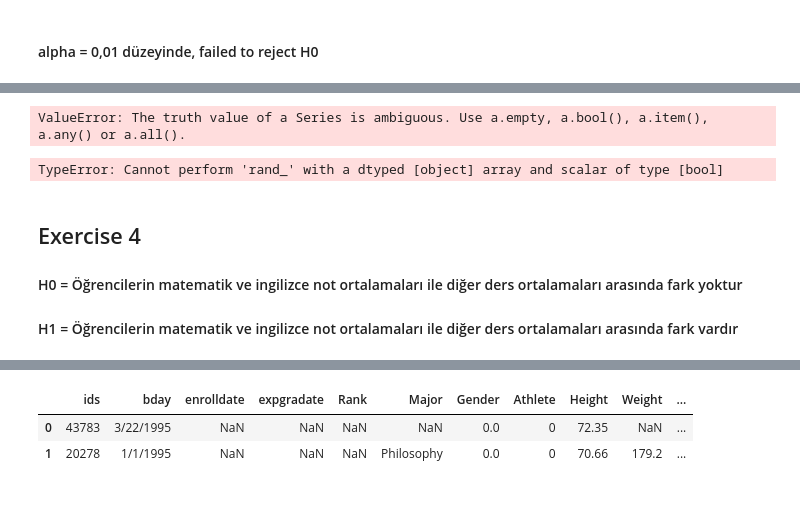
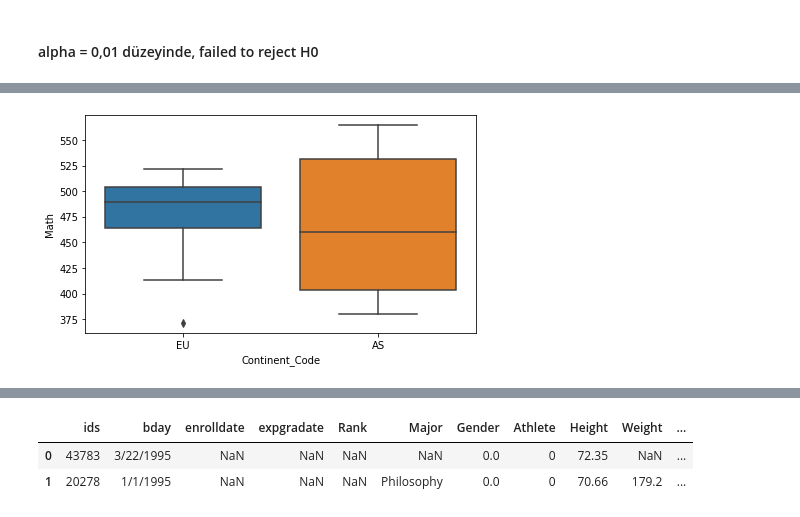
Before and after one commit to selahattintuncer/DS_assignent, a Jupyter notebook: C8124-JackSellow_StatisticAssignment-5.ipynb, the cells around one changed output, grey strips where cells are left out. Drawn from its saved outputs; the diff is of its cells as text; code cells hidden in the pictures.

```diff
--- a/C8124-JackSellow_StatisticAssignment-5.ipynb
+++ b/C8124-JackSellow_StatisticAssignment-5.ipynb
@@ -53,6 +65,6 @@ stTest.pvalue
 # %%
-pisa = pd.read_csv(r"C:\Users\bunya\Downloads\2015 PISA Test - Sheet1.csv")
-pisa.head(5)
+pisa = pd.read_csv("data/2015 PISA Test - Sheet1.csv")
+pisa.head()
 # %% [output]
 |  | Country Code | Continent_Code | internet_users_per_100 | Math | Reading | Science |
 | 0 | ALB | EU | 63.252933 | 413.1570 | 405.2588 | 427.2250 |
@@ -122,3 +134,6 @@ pisaMath.describe()
 | 50% | 477.607150 |
 | 75% | 500.482925 |
 | max | 564.189700 |
+# %%
+EU_AS = pisa[(pisa["Continent_Code"] == "EU") | (pisa["Continent_Code" ] == "AS")]
+EU_AS.head(2)
@@ -138,16 +146,5 @@ ax = sns.scatterplot(x = "Eu_Math", y = "Math", data = pisa)
-# %%
-pisa["As_Math"] = pisa["Continent_Code"].isin(["AS"]).count()
-ax = sns.boxplot(x = "Eu_Math", y = "Math", data = pisa)
-# %% [output]
-ValueError: The truth value of a Series is ambiguous. Use a.empty, a.bool(), a.item(), a.any() or a.all().
-# %%
-aa = pisa[pisa["Continent_Code"] == "EU" & pisa["Continent_Code" ] == "AS"]
-# aa = pisa["Continent_Code"].isin(["AS", "EU"])
-aa
-pisa.boxplot(by ='Continent_Code', column =['Math'], grid = False)
-# %% [output]
-TypeError: Cannot perform 'rand_' with a dtyped [object] array and scalar of type [bool]
-# %% [markdown]
-## Exercise 4
-#### H0 = Öğrencilerin matematik ve ingilizce not ortalamaları ile diğer ders ortalamaları arasında fark yoktur
-#### H1 = Öğrencilerin matematik ve ingilizce not ortalamaları ile diğer ders ortalamaları arasında fark vardır
+# %%
+plt.figure(figsize=(7,4))
+sns.boxplot(x = EU_AS["Continent_Code"], y = EU_AS["Math"], data=EU_AS);
+# %% [output]
+[figure, added]
```
Also changed, not shown: parts of 16 cells of this notebook, 2 other files.
